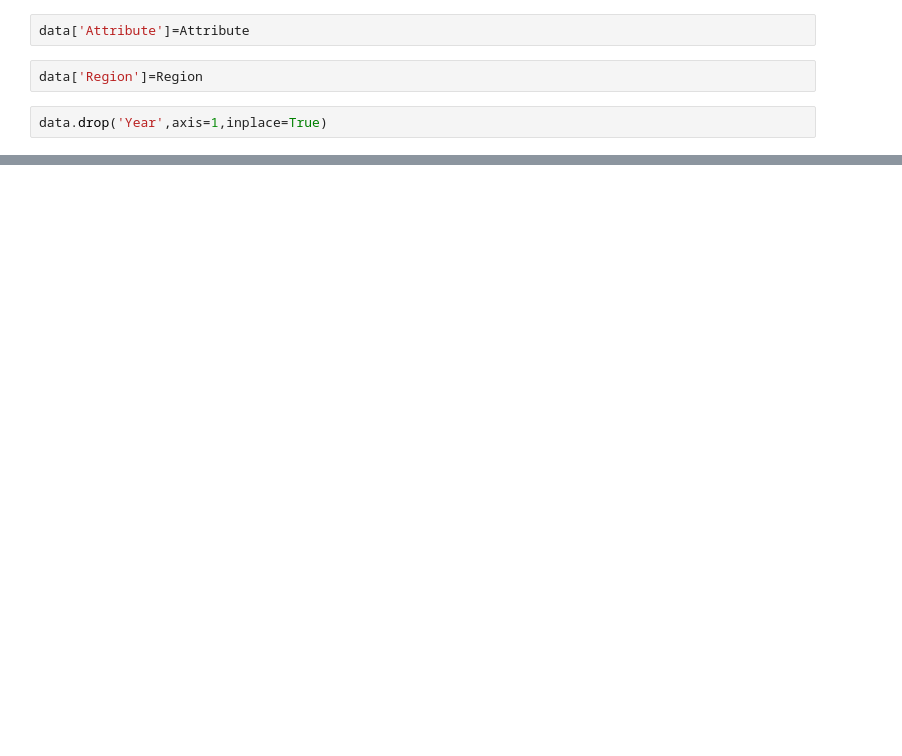
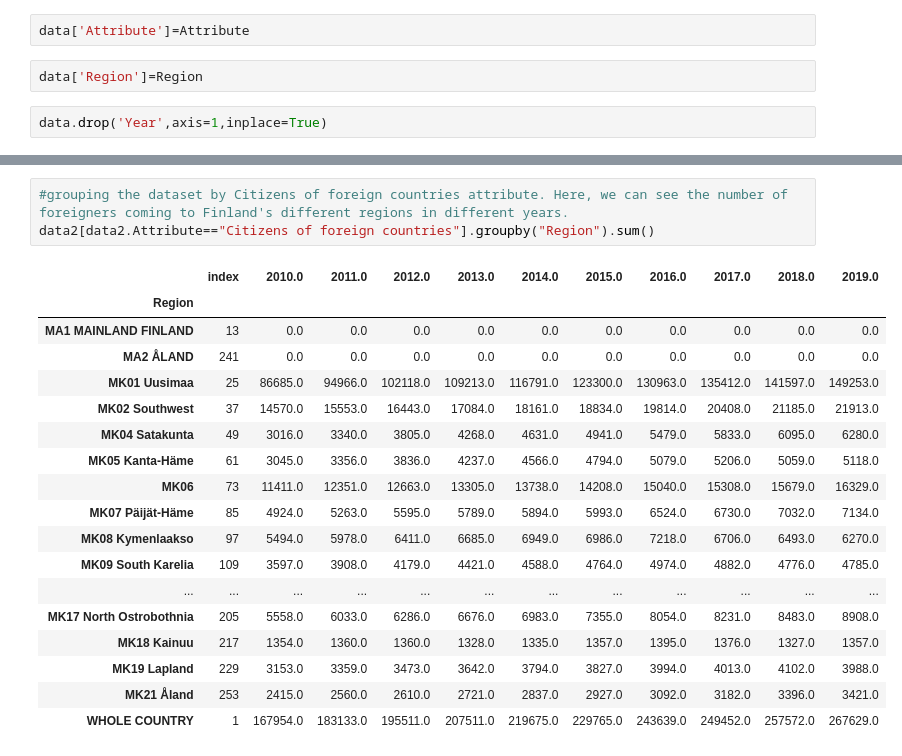
Before and after one commit to Thuong89/data_analysis_with_pandas, a Jupyter notebook: FinReport.ipynb, the cells around one changed output, grey strips where cells are left out. Drawn from its saved outputs; the diff is of its cells as text; blank space fills up the shorter version.

```diff
--- a/FinReport.ipynb
+++ b/FinReport.ipynb
@@ -145,0 +182,22 @@ data
+# %%
+#grouping the dataset by Citizens of foreign countries attribute. Here, we can see the number of foreigners coming to Finland's different regions in different years.
+data2[data2.Attribute=="Citizens of foreign countries"].groupby("Region").sum()
+# %% [output]
+|  | index | 2010.0 | 2011.0 | 2012.0 | 2013.0 | 2014.0 | 2015.0 | 2016.0 | 2017.0 | 2018.0 | 2019.0 |
+| Region |  |  |  |  |  |  |  |  |  |  |  |
+| MA1 MAINLAND FINLAND | 13 | 0.0 | 0.0 | 0.0 | 0.0 | 0.0 | 0.0 | 0.0 | 0.0 | 0.0 | 0.0 |
+| MA2 ÅLAND | 241 | 0.0 | 0.0 | 0.0 | 0.0 | 0.0 | 0.0 | 0.0 | 0.0 | 0.0 | 0.0 |
+| MK01 Uusimaa | 25 | 86685.0 | 94966.0 | 102118.0 | 109213.0 | 116791.0 | 123300.0 | 130963.0 | 135412.0 | 141597.0 | 149253.0 |
+| MK02 Southwest | 37 | 14570.0 | 15553.0 | 16443.0 | 17084.0 | 18161.0 | 18834.0 | 19814.0 | 20408.0 | 21185.0 | 21913.0 |
+| MK04 Satakunta | 49 | 3016.0 | 3340.0 | 3805.0 | 4268.0 | 4631.0 | 4941.0 | 5479.0 | 5833.0 | 6095.0 | 6280.0 |
+| MK05 Kanta-Häme | 61 | 3045.0 | 3356.0 | 3836.0 | 4237.0 | 4566.0 | 4794.0 | 5079.0 | 5206.0 | 5059.0 | 5118.0 |
+| MK06 | 73 | 11411.0 | 12351.0 | 12663.0 | 13305.0 | 13738.0 | 14208.0 | 15040.0 | 15308.0 | 15679.0 | 16329.0 |
+| MK07 Päijät-Häme | 85 | 4924.0 | 5263.0 | 5595.0 | 5789.0 | 5894.0 | 5993.0 | 6524.0 | 6730.0 | 7032.0 | 7134.0 |
+| MK08 Kymenlaakso | 97 | 5494.0 | 5978.0 | 6411.0 | 6685.0 | 6949.0 | 6986.0 | 7218.0 | 6706.0 | 6493.0 | 6270.0 |
+| MK09 South Karelia | 109 | 3597.0 | 3908.0 | 4179.0 | 4421.0 | 4588.0 | 4764.0 | 4974.0 | 4882.0 | 4776.0 | 4785.0 |
+| ... | ... | ... | ... | ... | ... | ... | ... | ... | ... | ... | ... |
+| MK17 North Ostrobothnia | 205 | 5558.0 | 6033.0 | 6286.0 | 6676.0 | 6983.0 | 7355.0 | 8054.0 | 8231.0 | 8483.0 | 8908.0 |
+| MK18 Kainuu | 217 | 1354.0 | 1360.0 | 1360.0 | 1328.0 | 1335.0 | 1357.0 | 1395.0 | 1376.0 | 1327.0 | 1357.0 |
+| MK19 Lapland | 229 | 3153.0 | 3359.0 | 3473.0 | 3642.0 | 3794.0 | 3827.0 | 3994.0 | 4013.0 | 4102.0 | 3988.0 |
+| MK21 Åland | 253 | 2415.0 | 2560.0 | 2610.0 | 2721.0 | 2837.0 | 2927.0 | 3092.0 | 3182.0 | 3396.0 | 3421.0 |
+| WHOLE COUNTRY | 1 | 167954.0 | 183133.0 | 195511.0 | 207511.0 | 219675.0 | 229765.0 | 243639.0 | 249452.0 | 257572.0 | 267629.0 |
```
Also changed, not shown: parts of 35 cells of this notebook.
